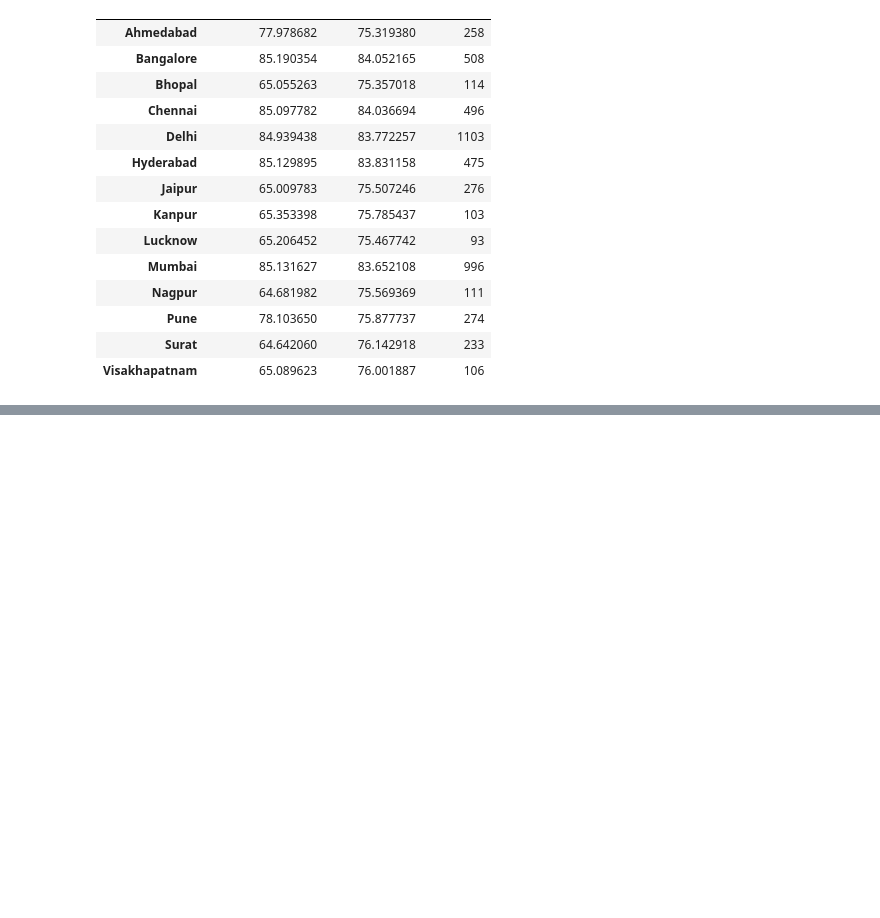
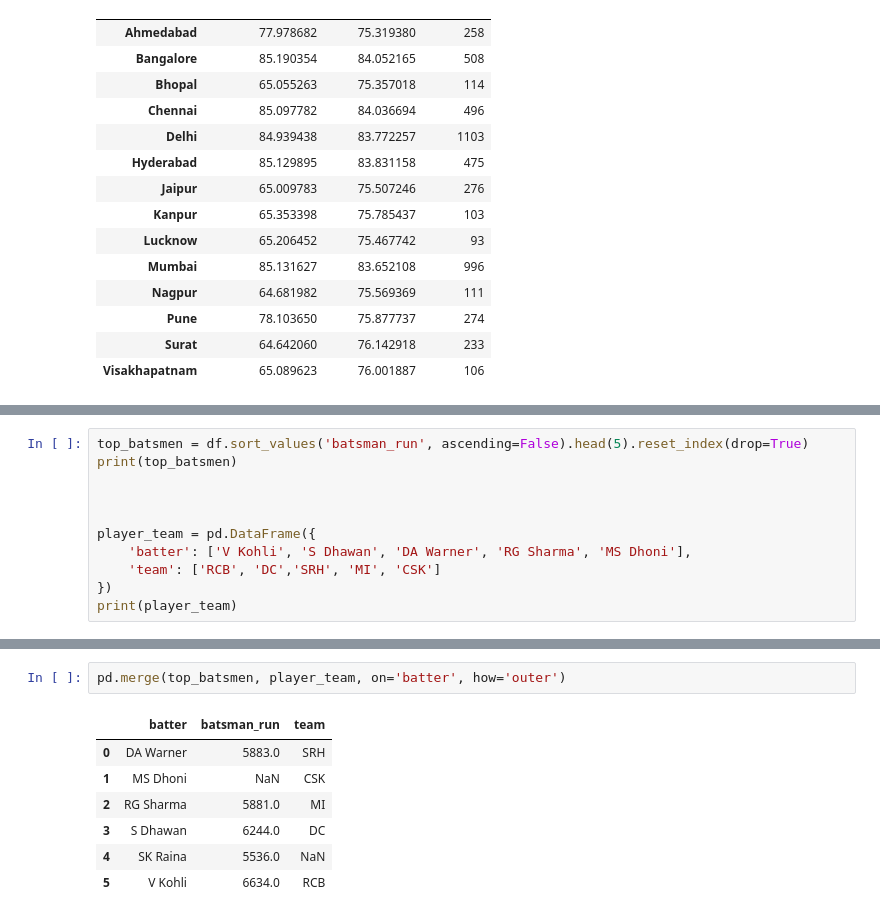
Before and after one commit to rohitmohandas1-prog/Retail---Statistical-Analysis, a Jupyter notebook: lab10.ipynb, the cells around one changed output, grey strips where cells are left out. Saved outputs shown, nothing was run; the diff lists cells and outputs as text; blank space fills up the shorter version.

Commit message:
Data Distribution

```diff
--- a/lab10.ipynb
+++ b/lab10.ipynb
@@ -164,0 +182,11 @@ city_performance
+# %%
+top_batsmen = df.sort_values('batsman_run', ascending=False).head(5).reset_index(drop=True)
+print(top_batsmen)
+
+
+
+player_team = pd.DataFrame({
+    'batter': ['V Kohli', 'S Dhawan', 'DA Warner', 'RG Sharma', 'MS Dhoni'],
+    'team': ['RCB', 'DC','SRH', 'MI', 'CSK']
+})
+print(player_team)
@@ -164,0 +232,10 @@ city_performance
+# %%
+pd.merge(top_batsmen, player_team, on='batter', how='outer')
+# %% [output]
+|  | batter | batsman_run | team |
+| 0 | DA Warner | 5883.0 | SRH |
+| 1 | MS Dhoni | NaN | CSK |
+| 2 | RG Sharma | 5881.0 | MI |
+| 3 | S Dhawan | 6244.0 | DC |
+| 4 | SK Raina | 5536.0 | NaN |
+| 5 | V Kohli | 6634.0 | RCB |
```
Also changed, not shown: parts of 8 cells of this notebook, 1 other file.
